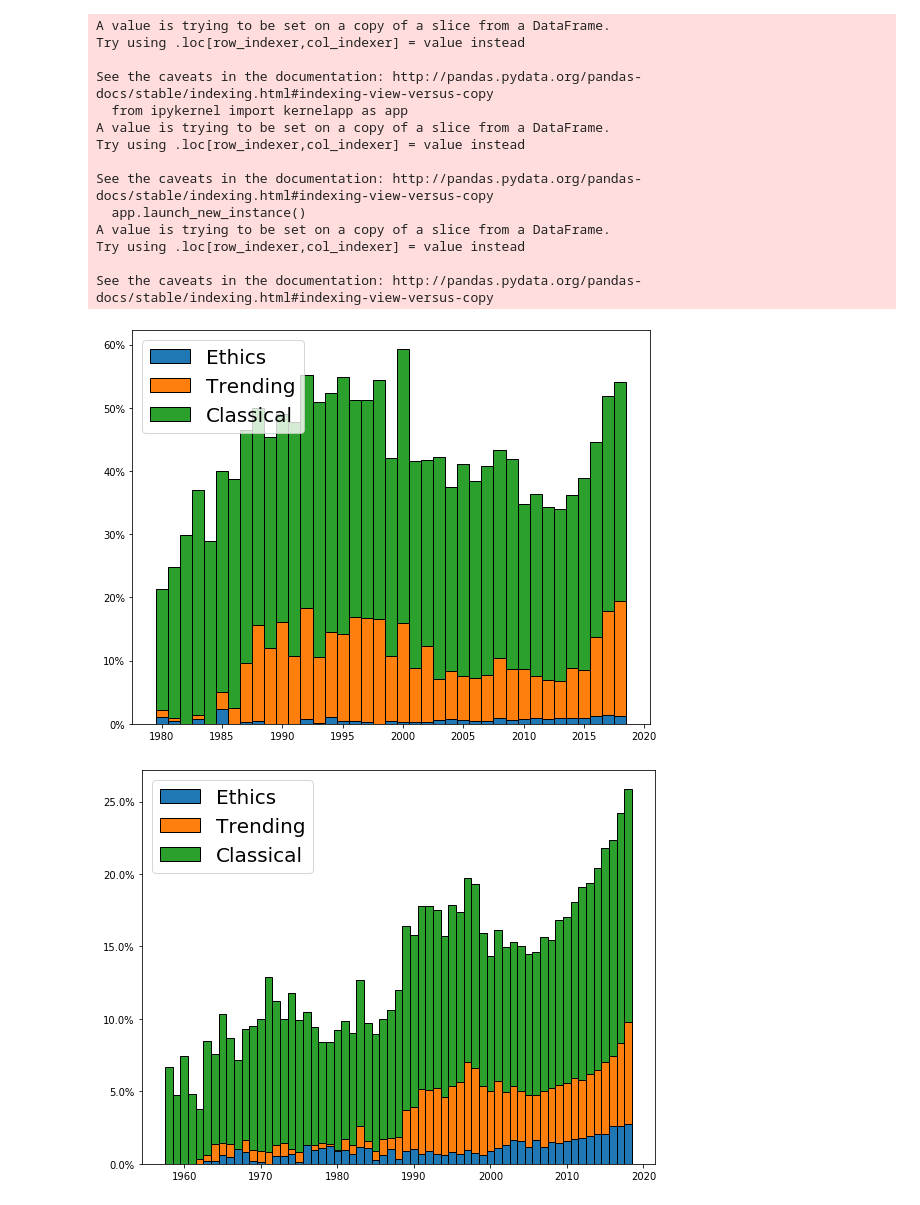
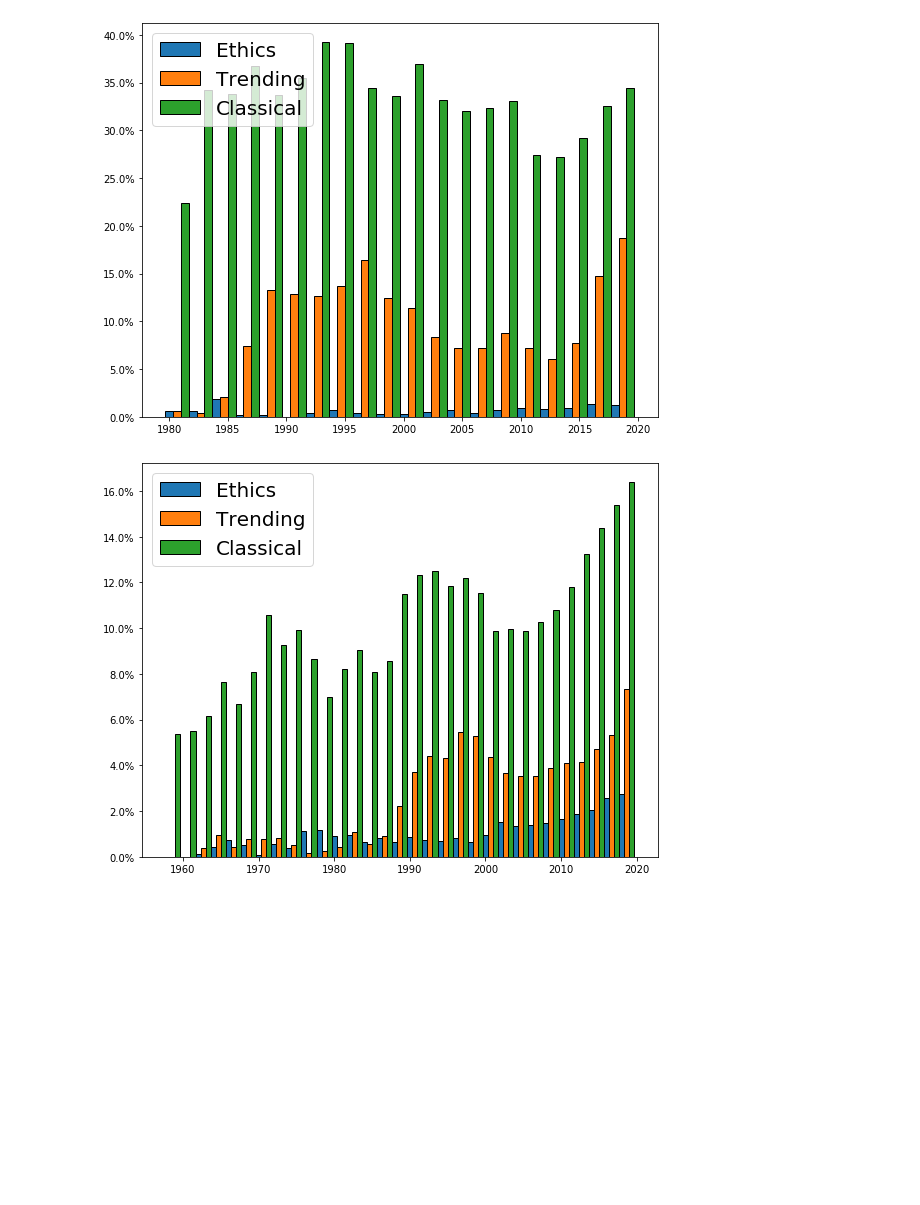
Before and after one commit to marceloprates/Ethics-AI-Data, a Jupyter notebook: Code/stats.ipynb, the cells around one changed output. Drawn from its saved outputs; the diff is of its cells as text; code cells hidden in the pictures; blank space fills up the shorter version.

```diff
--- a/Code/stats.ipynb
+++ b/Code/stats.ipynb
@@ -41,51 +42,40 @@ for keyword_type in ['classical','trending','ethics']:
 # %%
 # Filter selected conferences (leading AI confs)
 selected_confs = ['AAAI','ICMLA','NIPS','ICML','IJCAI','ICMLC']
 titles = titles[(titles['venue_type']=='journal') | (titles['venue'].isin(selected_confs))]
 
-# Aggregate matches per year
-matches_by_year = titles.groupby([titles['venue_type'],titles['year']]).sum().reset_index()
-matches_by_year['total'] = list(titles.groupby([titles['venue_type'],titles['year']]).size())
+# Quantize publication dates into 2 year buckets, to limit the number of bars and simplify the barplot
+titles_2year = titles.copy()
+titles_2year['year'] = titles_2year['year'].map(lambda x: 2*(x//2))
+# Group by year
+matches_by_year = titles_2year.groupby([titles_2year['venue_type'],titles_2year['year']]).sum().reset_index()
+matches_by_year['total'] = list(titles_2year.groupby([titles_2year['venue_type'],titles_2year['year']]).size())
 # Remove current year
 matches_by_year = matches_by_year[matches_by_year['year'] <= 2018]
 
-# Draw barplots for confs and journals
+# Draw barplots for confs and journals titles
 for venue_type in ['conf','journal']:
 
     df = matches_by_year[matches_by_year['venue_type']==venue_type]
     df['classical_binary'] = 100 * df['classical_binary'] / df['total']
     df['trending_binary'] = 100 * df['trending_binary'] / df['total']
     df['ethics_binary'] = 100 * df['ethics_binary'] / df['total']
 
     if venue_type == 'conf': df = df[df['year'] >= 1980];
 
     fig,ax = plt.subplots(figsize=(8,6))
-    ax.bar(list(df['year']), list(df['ethics_binary']), width=1, edgecolor='black', label='Ethics')
-    ax.bar(list(df['year']), list(df['trending_binary']), width=1, bottom=np.array(df['ethics_binary']), edgecolor='black', label='Trending')
-    ax.bar(list(df['year']), list(df['classical_binary']), width=1, bottom=np.array(df['ethics_binary']+df['trending_binary']), edgecolor='black', label='Classical')
+    ax.bar(np.array(df['year']), np.array(df['ethics_binary']), width=2./3, edgecolor='black', label='Ethics')
+    ax.bar(np.array(df['year'])+2./3, np.array(df['trending_binary']), width=2./3, edgecolor='black', label='Trending')
+    ax.bar(np.array(df['year'])+4./3, np.array(df['classical_binary']), width=2./3, edgecolor='black', label='Classical')
 
     ax.legend(loc='upper left', fontsize=20)
     ax.yaxis.set_major_formatter(mtick.PercentFormatter())
     plt.tight_layout()
     plt.savefig(f'../Figures/{venue_type}-per-year-side-by-side.png',format='png')
 #end
 # %% [output]
-A value is trying to be set on a copy of a slice from a DataFrame.
-Try using .loc[row_indexer,col_indexer] = value instead
-
-See the caveats in the documentation: http://pandas.pydata.org/pandas-docs/stable/indexing.html#indexing-view-versus-copy
-  from ipykernel import kernelapp as app
-A value is trying to be set on a copy of a slice from a DataFrame.
-Try using .loc[row_indexer,col_indexer] = value instead
-
-See the caveats in the documentation: http://pandas.pydata.org/pandas-docs/stable/indexing.html#indexing-view-versus-copy
-  app.launch_new_instance()
-A value is trying to be set on a copy of a slice from a DataFrame.
-Try using .loc[row_indexer,col_indexer] = value instead
-
-See the caveats in the documentation: http://pandas.pydata.org/pandas-docs/stable/indexing.html#indexing-view-versus-copy
-[figure, old version]
+[figure, new version]
-[figure, old version]
+[figure, new version]
 # %%
 # Draw correlation matrix
 corr = titles[['classical','trending','ethics']].corr()
```
Also changed, not shown: parts of 6 cells of this notebook, 7 other files.
